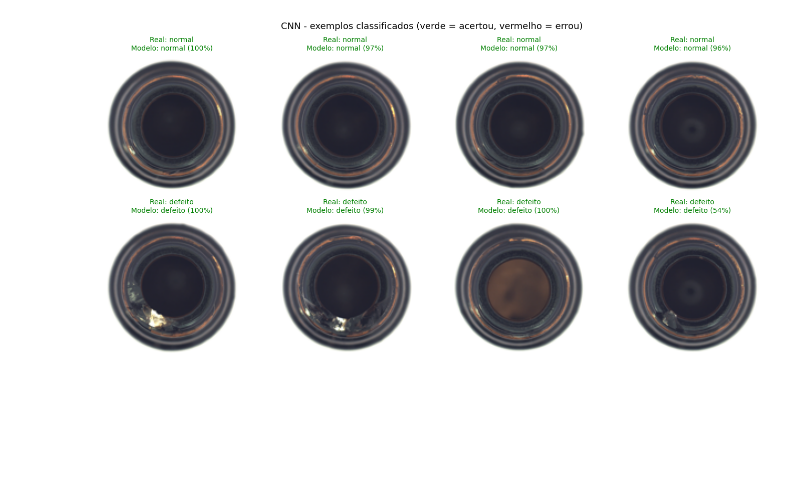
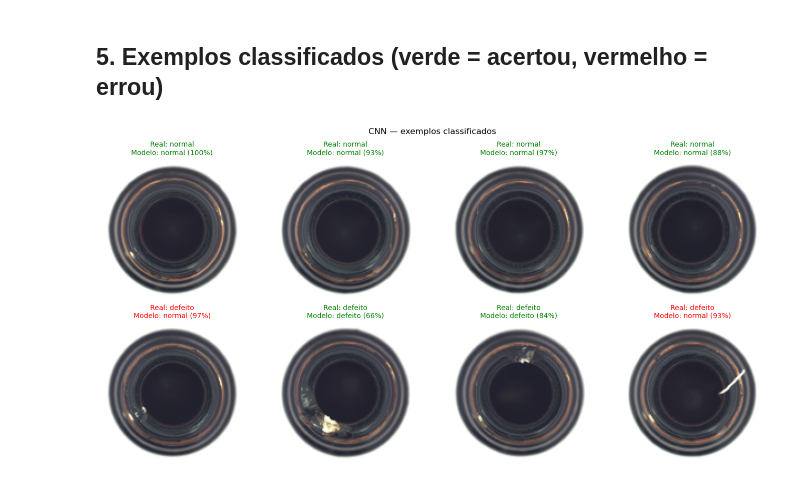
Before and after one commit to MariaJFFR/ProjetoVC, a Jupyter notebook: notebooks/03_classificador.ipynb, the cells around one changed output. Cells and saved outputs as stored; diff of their text form; code cells hidden in the pictures; blank space fills up the shorter version.

```diff
--- a/notebooks/03_classificador.ipynb
+++ b/notebooks/03_classificador.ipynb
@@ -126,16 +115,12 @@ Model: "sequential"
 # %%
 historico = model.fit(
-    x_train, y_train_cat,
-    epochs=20,
-    batch_size=16,
-    validation_split=0.1
+    x_train, y_train, epochs=20, batch_size=16,
+    validation_split=0.1, class_weight=class_weight, verbose=1,
 )
-
-plt.figure(figsize=(10, 4))
-plt.plot(historico.history['accuracy'], label='treino')
-plt.plot(historico.history['val_accuracy'], label='validacao')
-plt.xlabel('Epoch'); plt.ylabel('Accuracy'); plt.legend(); plt.grid(True)
-plt.title('Curva de treino - CNN classifier')
-plt.show()
+plt.figure(figsize=(8, 4))
+plt.plot(historico.history["accuracy"], label="treino")
+plt.plot(historico.history["val_accuracy"], label="validação")
+plt.xlabel("Época"); plt.ylabel("Accuracy"); plt.legend(); plt.grid(True)
+plt.title("CNN — curva de treino"); plt.show()
 # %% [output]
 Epoch 1/20
@@ -192,16 +170,20 @@ Grelha com 8 imagens de teste (4 normais + 4 defeituosas) e a previsao do modelo
+# %% [markdown]
+## 5. Exemplos classificados (verde = acertou, vermelho = errou)
 # %%
-nomes = ['normal', 'defeito']
-idx = np.concatenate([np.where(y_test == 0)[0][:4], np.where(y_test == 1)[0][:4]])
+nomes = ["normal", "defeito"]
+rng = np.random.default_rng(7)
+nm = np.where(eval_labels == 0)[0]; df = np.where(eval_labels == 1)[0]
+idx = np.concatenate([rng.choice(nm, min(4, len(nm)), replace=False),
+                      rng.choice(df, min(4, len(df)), replace=False)])
 
 fig, axes = plt.subplots(2, 4, figsize=(14, 7))
 for ax, i in zip(axes.ravel(), idx):
-    prob = model.predict(x_test[i:i+1], verbose=0)[0]
-    ax.imshow(x_test[i]); ax.axis('off')
-    cor = 'green' if prob.argmax() == y_test[i] else 'red'
-    ax.set_title(f"Real: {nomes[y_test[i]]}\nModelo: {nomes[prob.argmax()]} ({prob.max()*100:.0f}%)", color=cor, fontsize=10)
-
-plt.suptitle("CNN - exemplos classificados (verde = acertou, vermelho = errou)", fontsize=13)
-plt.tight_layout()
-plt.show()
+    x = load_image(eval_paths[i])
+    prob = float(model.predict(x[None, ...], verbose=0).ravel()[0])
+    pred = int(prob >= 0.5); conf = prob if pred == 1 else 1 - prob
+    ax.imshow(x); ax.axis("off")
+    cor = "green" if pred == eval_labels[i] else "red"
+    ax.set_title(f"Real: {nomes[eval_labels[i]]}\nModelo: {nomes[pred]} ({conf*100:.0f}%)", color=cor, fontsize=10)
+plt.suptitle("CNN — exemplos classificados"); plt.tight_layout(); plt.show()
 # %% [output]
-[figure, old version]
+[figure, new version]
```
Also changed, not shown: parts of 20 cells of this notebook, 9 other files.
